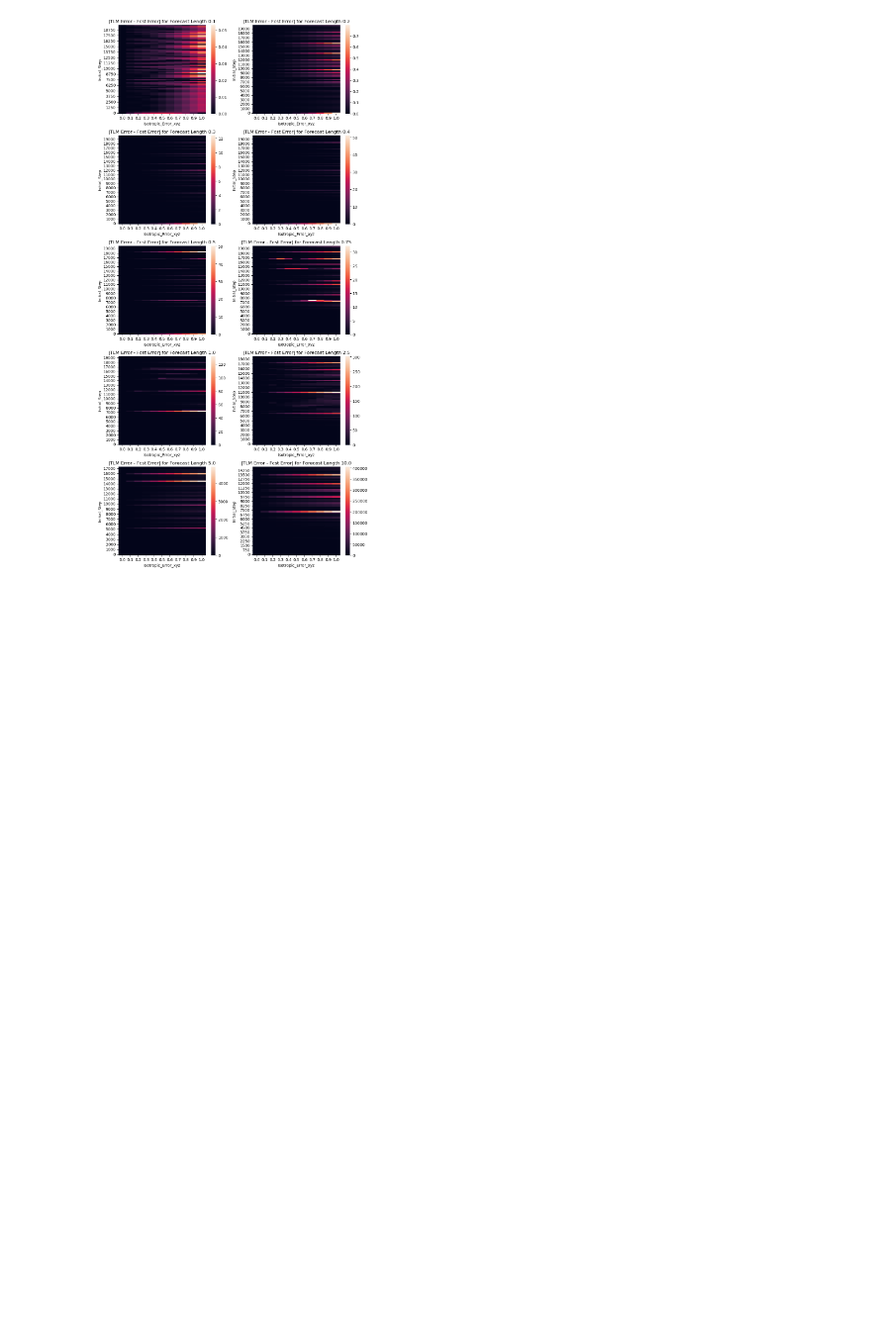
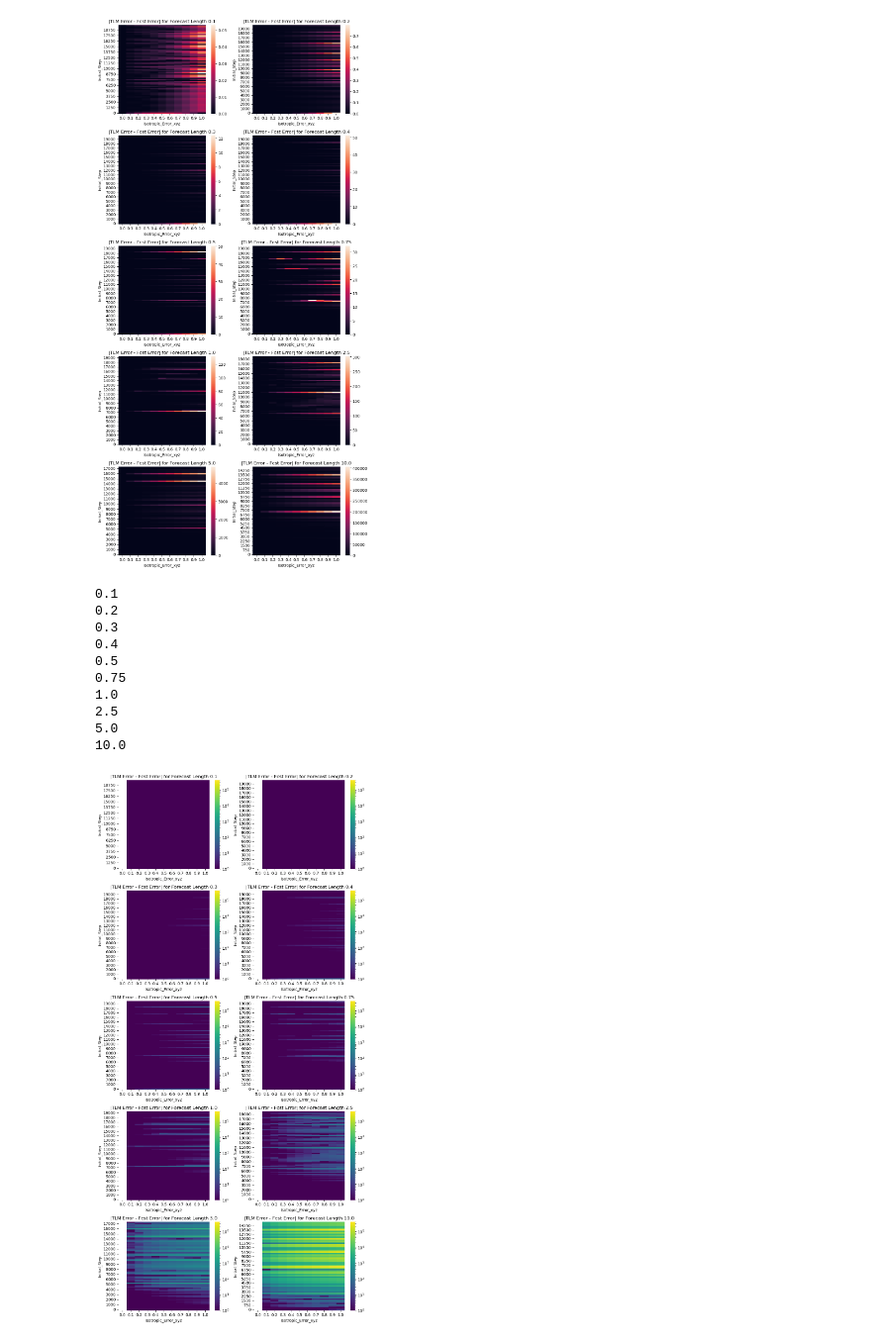
Before and after one commit to AidanJanney/ATOC4500_F24, a Jupyter notebook: Project_1/Project_1.ipynb, the cells around one changed output. Shown at 99% size. Drawn from its saved outputs; the diff is of its cells as text; code cells hidden in the pictures; blank space fills up the shorter version.

```diff
--- a/Project_1/Project_1.ipynb
+++ b/Project_1/Project_1.ipynb
@@ -449,6 +451,6 @@ error_fcst_var
 |  | 14750 | 0.0 | 1911.355938 | 3824.954218 | 5741.784013 | 7659.738357 | 9573.456848 | 11491.807943 | 13417.814709 | 15329.376736 | ... |
 761 rows × 12 columns
 # %%
-error_plot = (error_fcst_var.loc[fcst_len])[isotropic_range]
-error_plot.index.values
+error_plot = (error_fcst_var.loc[10.0])[isotropic_range]
+error_plot.max()
 # %% [output]
@@ -497,6 +505,46 @@ print()
 5.0
 10.0
 [figure]
+# %%
+plt.rcParams["figure.figsize"] = [10.0, 20]
+plt.rcParams["figure.autolayout"] = True
+#plt.rcdefaults()
+fcst_lengths = [0.1,0.2,0.3,0.4,0.5,0.75,1.0,2.5,5.0,10.0]
+
+fig, axeses = plt.subplots(5,2)
+vmin=1
+vmax=400000 # found manually, bad habit I know!
+
+counter = 0
+for i, axes in enumerate(axeses):
+    for j, ax in enumerate(axes):
+        fcst_len = fcst_lengths[counter]
+        print(fcst_len)
+        error_plot = (error_fcst_var.loc[fcst_len])[isotropic_range]
+
+        sns.heatmap(error_plot, ax = ax,norm=LogNorm(vmin = vmin, vmax = vmax), cmap = 'viridis')
+        ax.invert_yaxis()
+        ax.set_title(f"|TLM Error - Fcst Error| for Forecast Length {fcst_len}")
+        counter += 1
+
+
+
+
+#plt.setp(((ax1, ax2), (ax3,ax4)), xticks=ax2.get_xticks(), yticks=ax2.get_yticks(),xticklabels=ax2.get_xticklabels(), yticklabels=ax2.get_yticklabels())
+plt.savefig("./Images_Project_1/q2_Normalize_Heatmaps.png",format='png', dpi=150, bbox_inches='tight')
+print()
+# %% [output]
+0.1
+0.2
+0.3
+0.4
+0.5
+0.75
+1.0
+2.5
+5.0
+10.0
+[figure, added]
 # %%
 
 ## Computing the Mean to Find the Largest Discrepancies
```
Also changed, not shown: parts of 3 cells of this notebook, 2 other files.
